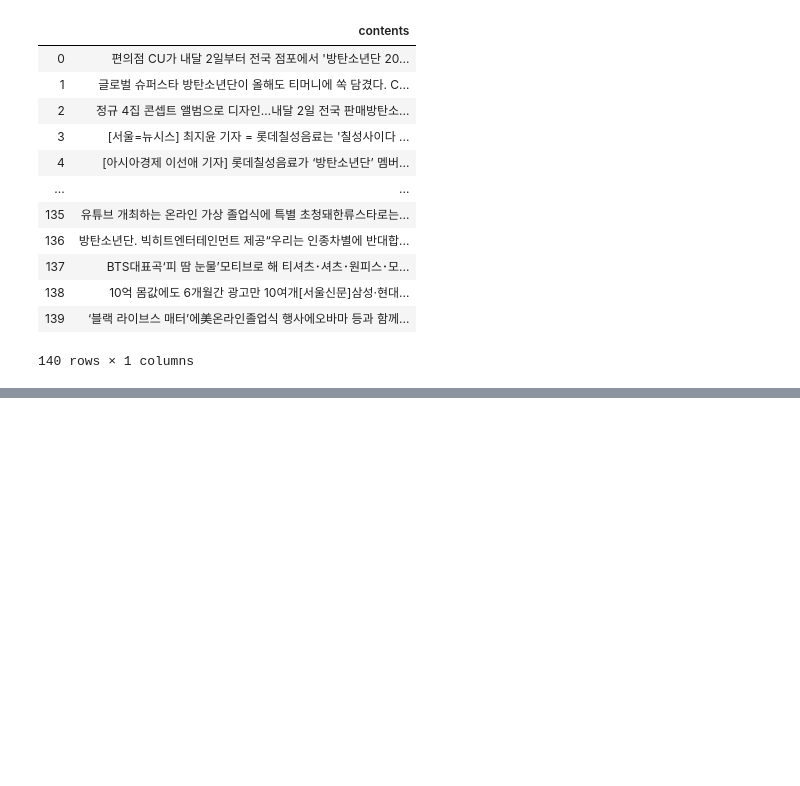
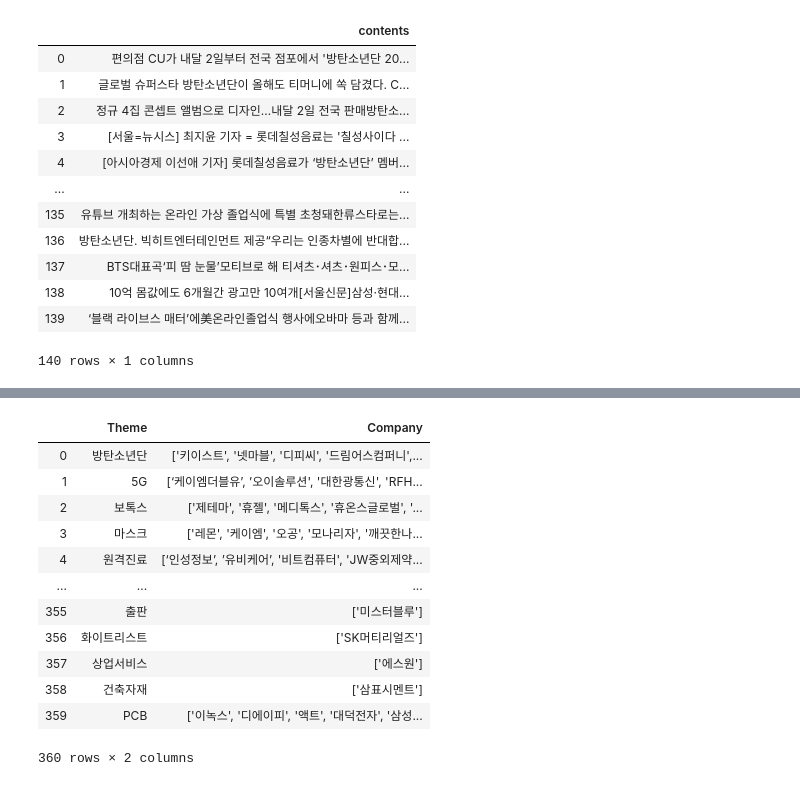
Before and after one commit to sopogen/Project_ThematicInvest, a Jupyter notebook: Data Preprocessor/Extracting_Theme_Final.ipynb, the cells around one changed output, grey strips where cells are left out. Saved outputs shown, nothing was run; the diff lists cells and outputs as text; code cells hidden in the pictures; blank space fills up the shorter version.

```diff
--- a/Data Preprocessor/Extracting_Theme_Final.ipynb
+++ b/Data Preprocessor/Extracting_Theme_Final.ipynb
@@ -320,0 +316,17 @@ SyntaxError: unexpected EOF while parsing (<ipython-input-33-af8981f60cac>, line
+# %%
+df = pd.read_csv("../Data/filtered_data/data_filtered_v3.csv", index_col=0)
+df
+# %% [output]
+|  | Theme | Company |
+| 0 | 방탄소년단 | ['키이스트', '넷마블', '디피씨', '드림어스컴퍼니',... |
+| 1 | 5G | [‘케이엠더블유’, ’오이솔루션', '대한광통신', 'RFH... |
+| 2 | 보톡스 | ['제테마', '휴젤', '메디톡스', '휴온스글로벌', '... |
+| 3 | 마스크 | ['레몬', '케이엠', '오공', '모나리자', '깨끗한나... |
+| 4 | 원격진료 | [‘인성정보’, ’유비케어’, '비트컴퓨터', 'JW중외제약... |
+| ... | ... | ... |
+| 355 | 출판 | ['미스터블루'] |
+| 356 | 화이트리스트 | ['SK머티리얼즈'] |
+| 357 | 상업서비스 | ['에스원'] |
+| 358 | 건축자재 | ['삼표시멘트'] |
+| 359 | PCB | ['이녹스', '디에이피', '액트', '대덕전자', '삼성... |
+360 rows × 2 columns
```
Also changed, not shown: parts of 4 cells of this notebook, 26 other files.
